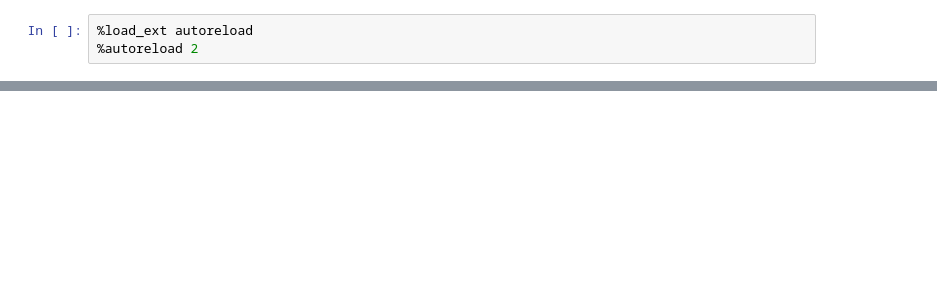
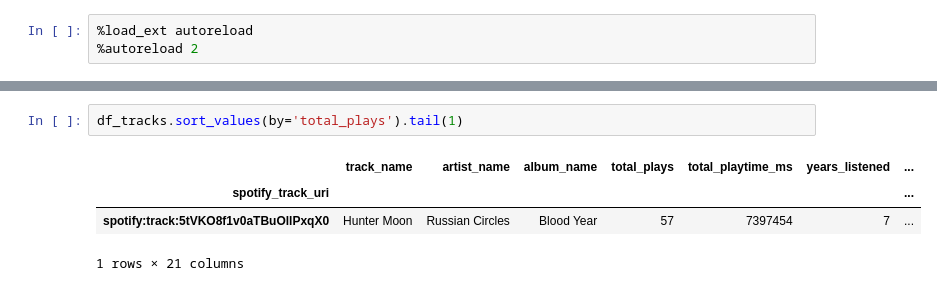
Before and after one commit to trydionel/tastetester, a Jupyter notebook: notebooks/recommendations.ipynb, the cells around one changed output, grey strips where cells are left out. Drawn from its saved outputs; the diff is of its cells as text; blank space fills up the shorter version.

```diff
--- a/notebooks/recommendations.ipynb
+++ b/notebooks/recommendations.ipynb
@@ -286,0 +280,7 @@ Expected number of plays for Phantogram - Answer: 10.82
+# %%
+df_tracks.sort_values(by='total_plays').tail(1)
+# %% [output]
+|  | track_name | artist_name | album_name | total_plays | total_playtime_ms | years_listened | ... |
+| spotify_track_uri |  |  |  |  |  |  | ... |
+| spotify:track:5tVKO8f1v0aTBuOllPxqX0 | Hunter Moon | Russian Circles | Blood Year | 57 | 7397454 | 7 | ... |
+1 rows × 21 columns
```
Also changed, not shown: parts of 9 cells of this notebook, 4 other files.
